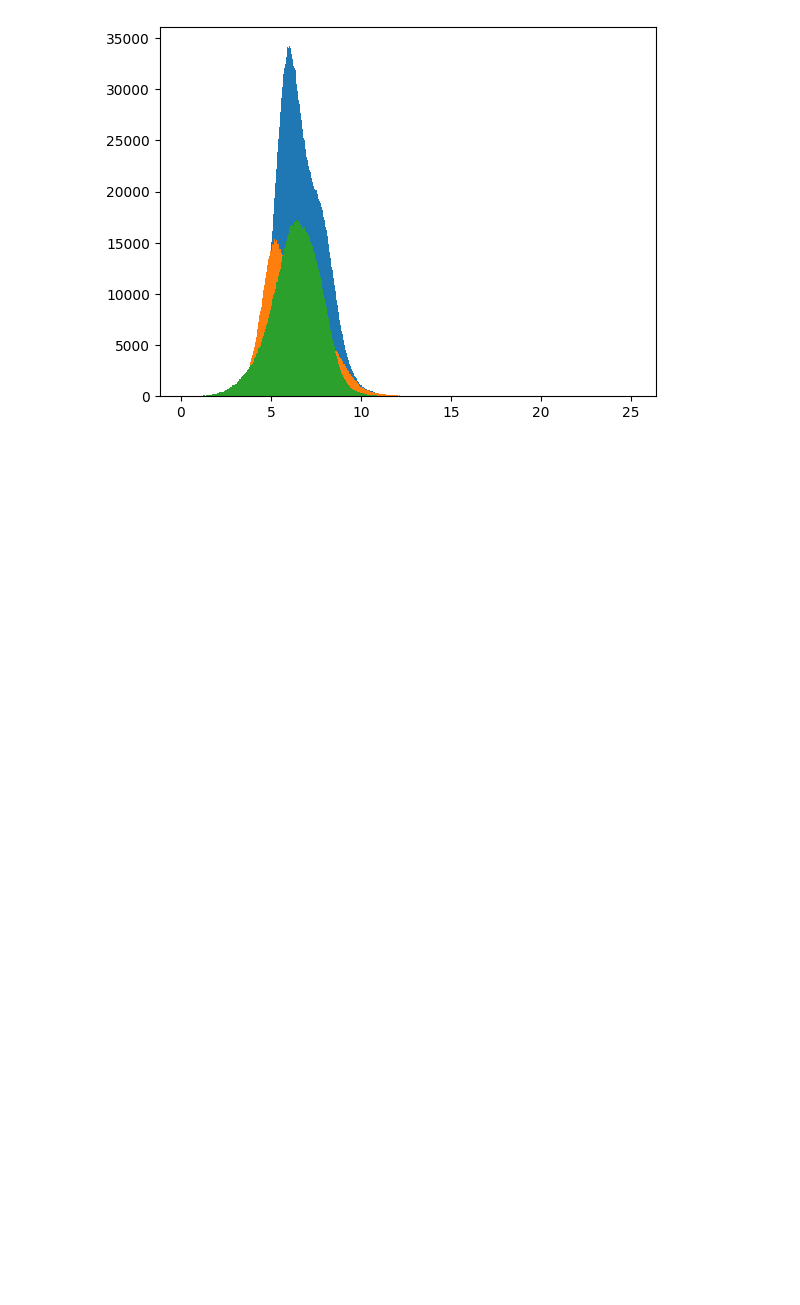
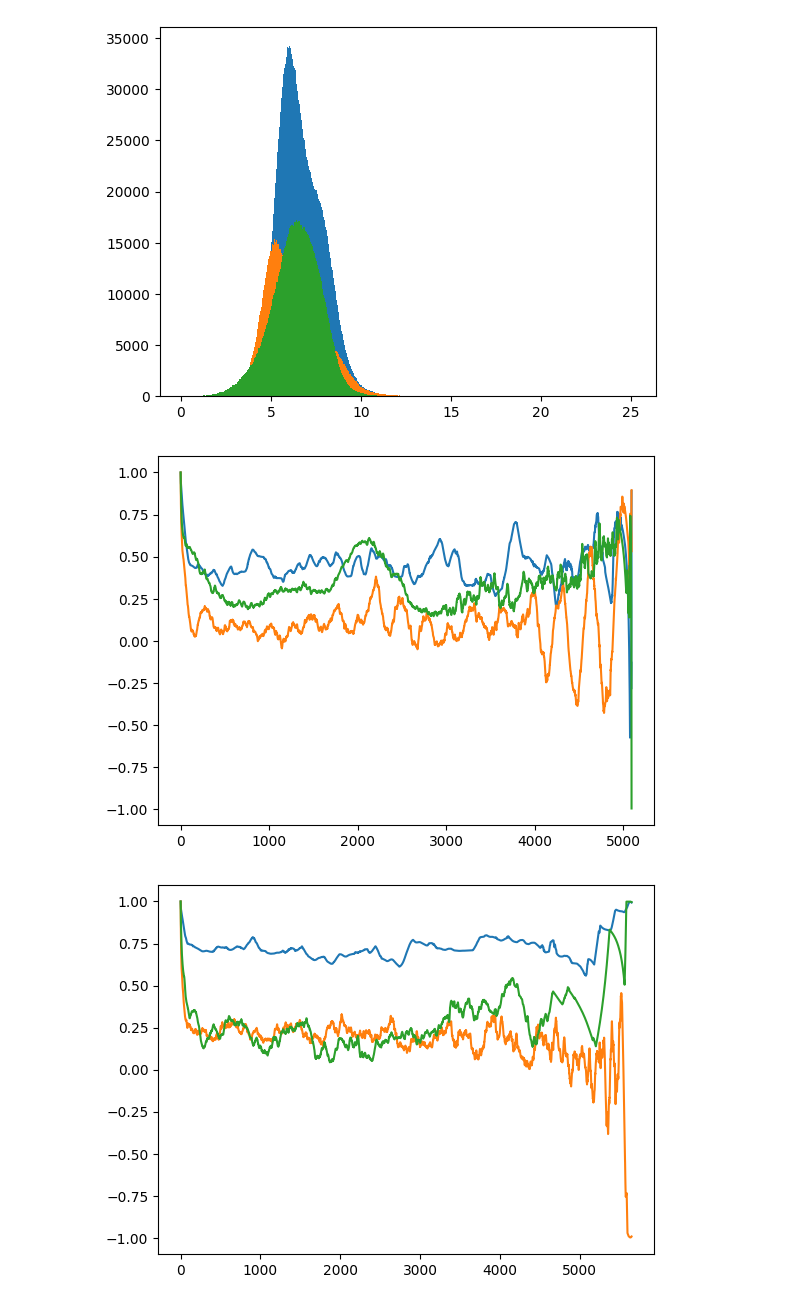
Before and after one commit to mmccraw98/flocking-emergence-iw, a Jupyter notebook: code/data/initial-data-analysis.ipynb, the cells around one changed output. Cells and saved outputs as stored; diff of their text form; code cells hidden in the pictures; blank space fills up the shorter version.

```diff
--- a/code/data/initial-data-analysis.ipynb
+++ b/code/data/initial-data-analysis.ipynb
@@ -477,0 +570,37 @@ dens_C_alt = get_number_densities_alt(df_C, skip_every_n_steps=3)
+# %%
+# TODO: time correlation function of the principal component directions
+
+principal_axes_A = get_principal_axes(df_A)
+principal_axes_B = get_principal_axes(df_B)
+principal_axes_C = get_principal_axes(df_C)
+# %%
+# plot the time correlation function of the principal axes for each track
+A1 = time_correlation_function(principal_axes_A[:, 0])
+A2 = time_correlation_function(principal_axes_A[:, 1])
+A3 = time_correlation_function(principal_axes_A[:, 2])
+
+B1 = time_correlation_function(principal_axes_B[:, 0])
+B2 = time_correlation_function(principal_axes_B[:, 1])
+B3 = time_correlation_function(principal_axes_B[:, 2])
+
+C1 = time_correlation_function(principal_axes_C[:, 0])
+C2 = time_correlation_function(principal_axes_C[:, 1])
+C3 = time_correlation_function(principal_axes_C[:, 2])
+# %%
+plt.plot(A1)
+plt.plot(A2)
+plt.plot(A3)
+plt.show()
+
+plt.plot(B1)
+plt.plot(B2)
+plt.plot(B3)
+plt.show()
+
+plt.plot(C1)
+plt.plot(C2)
+plt.plot(C3)
+plt.show()
+# %% [output]
+[figure, added]
+[figure, added]
```
Also changed, not shown: parts of 19 cells of this notebook, 12 other files.
